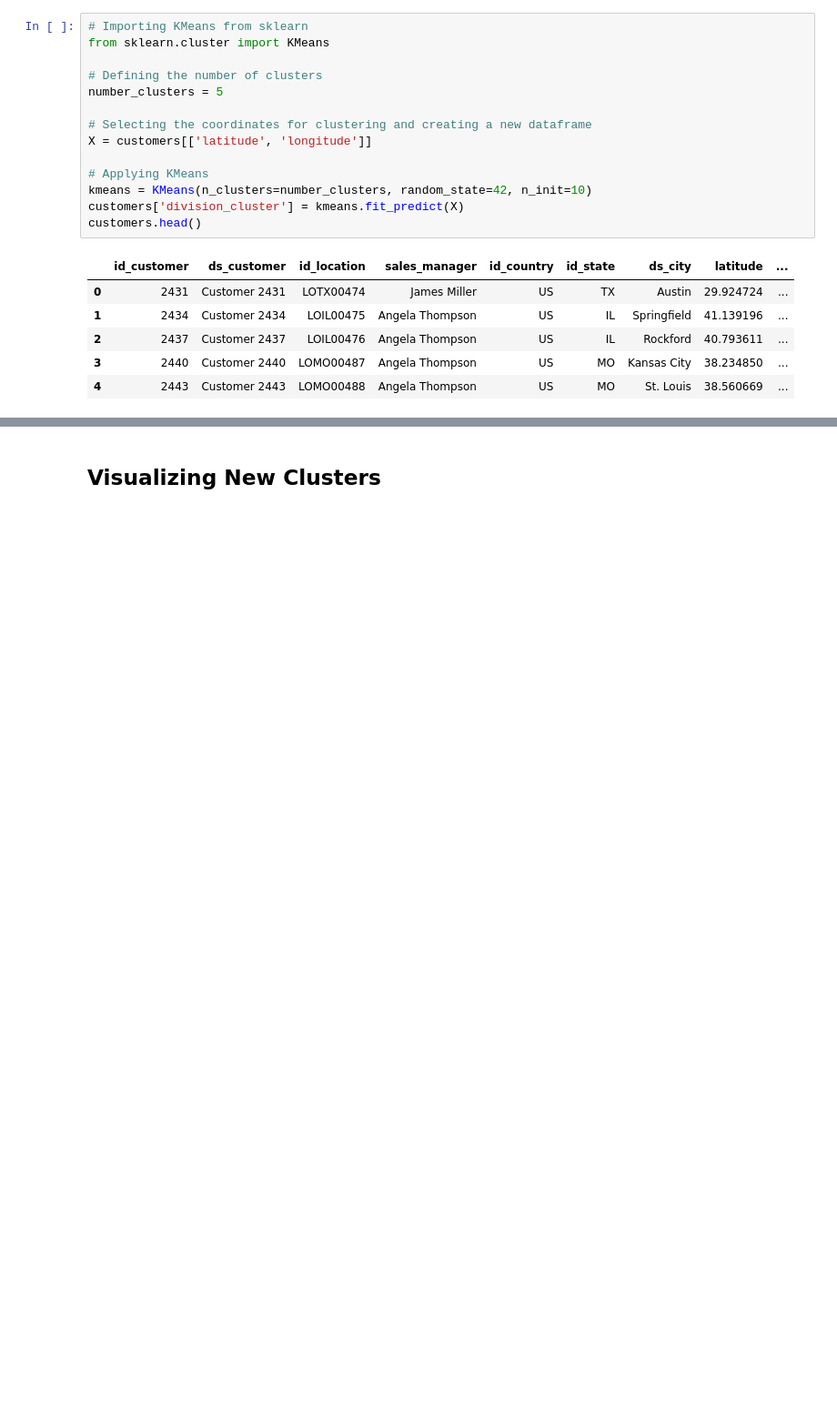
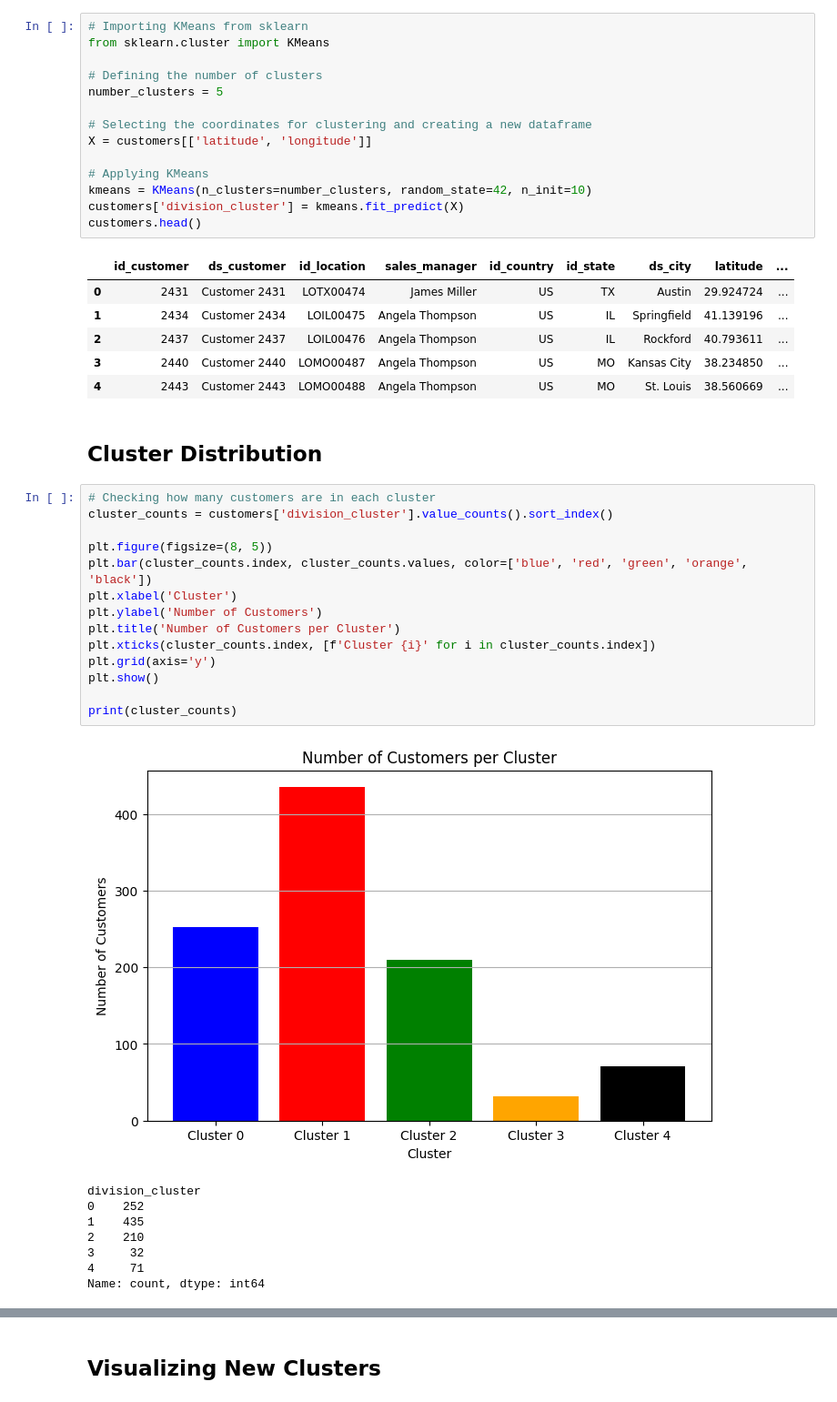
Before and after one commit to Leomgama/CustomerClassification, a Jupyter notebook: CustomerClassification.ipynb, the cells around one changed output, grey strips where cells are left out. Shown at 91% size. Saved outputs shown, nothing was run; the diff lists cells and outputs as text; blank space fills up the shorter version.

```diff
--- a/CustomerClassification.ipynb
+++ b/CustomerClassification.ipynb
@@ -129,3 +149,28 @@ customers.head()
 | 2 | 2437 | Customer 2437 | LOIL00476 | Angela Thompson | US | IL | Rockford | 40.793611 | ... |
 | 3 | 2440 | Customer 2440 | LOMO00487 | Angela Thompson | US | MO | Kansas City | 38.234850 | ... |
 | 4 | 2443 | Customer 2443 | LOMO00488 | Angela Thompson | US | MO | St. Louis | 38.560669 | ... |
+# %% [markdown]
+## Cluster Distribution
+# %%
+# Checking how many customers are in each cluster
+cluster_counts = customers['division_cluster'].value_counts().sort_index()
+
+plt.figure(figsize=(8, 5))
+plt.bar(cluster_counts.index, cluster_counts.values, color=['blue', 'red', 'green', 'orange', 'black'])
+plt.xlabel('Cluster')
+plt.ylabel('Number of Customers')
+plt.title('Number of Customers per Cluster')
+plt.xticks(cluster_counts.index, [f'Cluster {i}' for i in cluster_counts.index])
+plt.grid(axis='y')
+plt.show()
+
+print(cluster_counts)
+# %% [output]
+[figure, added]
+division_cluster
+0    252
+1    435
+2    210
+3     32
+4     71
+Name: count, dtype: int64
```
Also changed, not shown: parts of 9 cells of this notebook.
